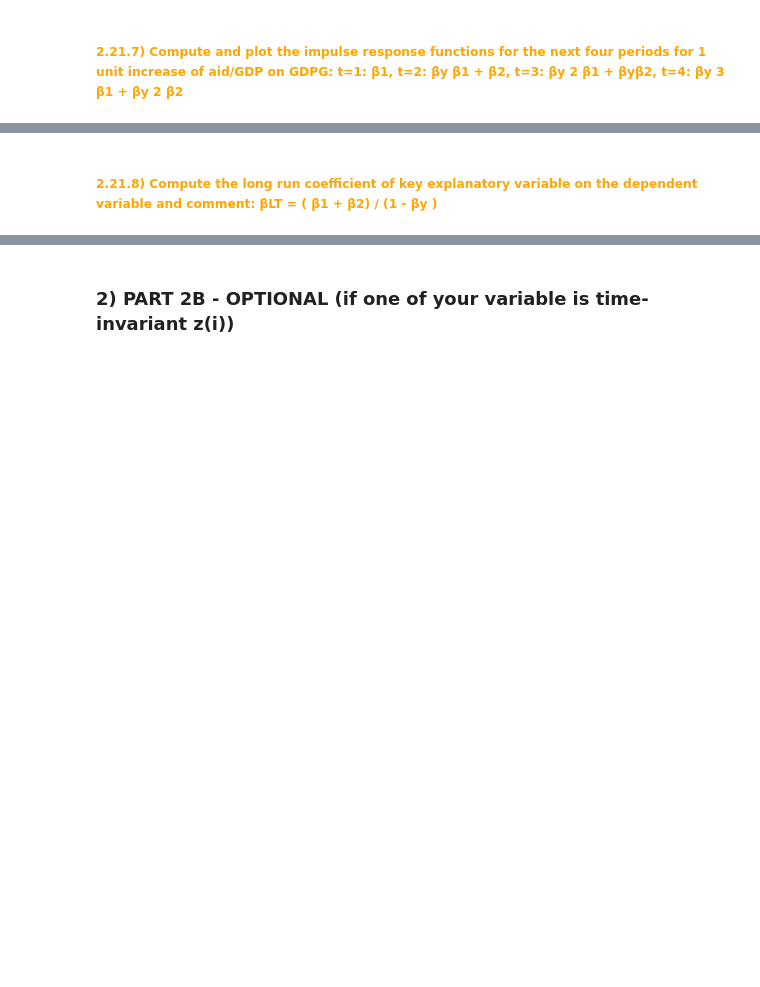
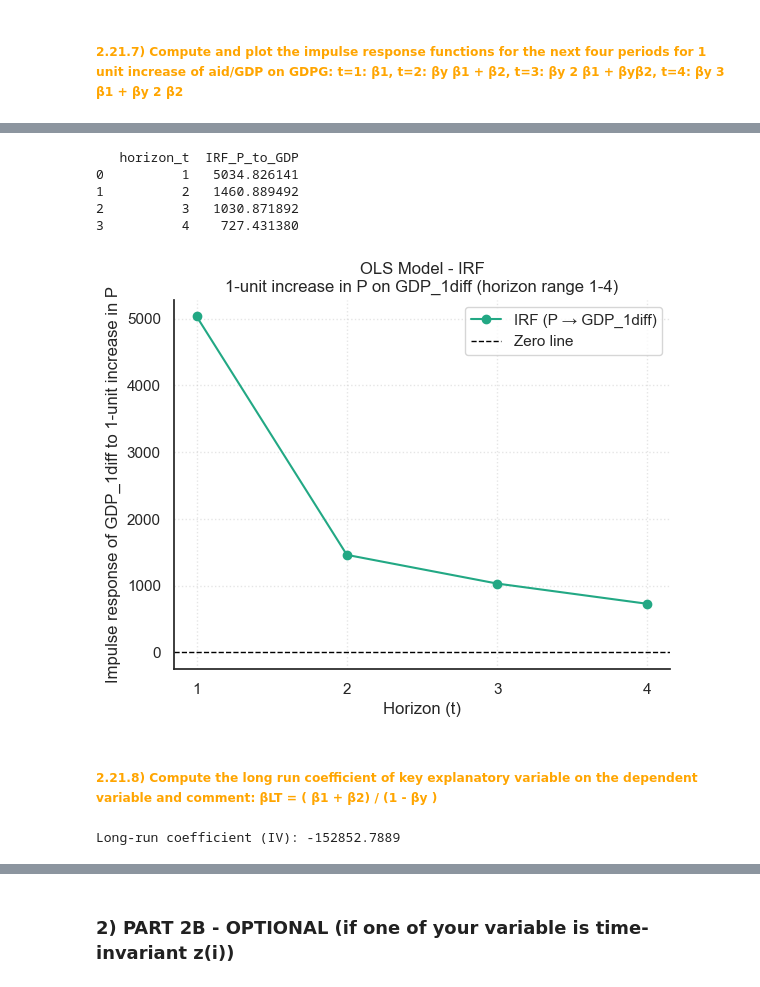
Before and after one commit to EliaLand/VAR_MonetaryPolicy_FunctionalIncome, a Jupyter notebook: PDE_codefile_part2.ipynb, the cells around one changed output, grey strips where cells are left out. Saved outputs shown, nothing was run; the diff lists cells and outputs as text; code cells hidden in the pictures; blank space fills up the shorter version.

Commit message:
long run coeff

```diff
--- a/PDE_codefile_part2.ipynb
+++ b/PDE_codefile_part2.ipynb
@@ -1078,2 +1199,81 @@ comp
+# %%
+# OLS (benchmark) Model - Impulse Response Function
+
+# ///////
+# Set-Up
+# //////
+# Setting OLS model as reference
+res = ols
+# Residuals exctraction
+# (!!!) for statsmodels OLS: res.params is also a Series
+beta_y = res.params["GDP_1diff_lag1"]
+beta_1 = res.params["P_1diff"]
+beta_2 = res.params["P_1diff_lag1"]
+
+# ///////////////////////////////
+# IRF Computation (t from 1 to 4)
+# ///////////////////////////////
+irf = {
+    1: beta_1,
+    2: beta_y * beta_1 + beta_2,
+    3: (beta_y**2) * beta_1 + (beta_y) * beta_2,
+    4: (beta_y**3) * beta_1 + (beta_y**2) * beta_2
+}
+irf_df = pd.DataFrame({
+    "horizon_t": list(irf.keys()),
+    "IRF_P_to_GDP": list(irf.values())
+})
+print(irf_df)
+
+# ////////
+# Plotting
+# ////////
+viridis_color = cm.viridis(0.6)
+plt.figure()
+plt.plot(
+    irf_df["horizon_t"],
+    irf_df["IRF_P_to_GDP"],
+    marker="o",
+    color=viridis_color,
+    label="IRF (P → GDP_1diff)"
+)
+plt.axhline(
+    0,
+    color="black",
+    linestyle="--",
+    linewidth=1,
+    label="Zero line"
+)
+plt.xticks([1, 2, 3, 4])
+plt.xlabel("Horizon (t)")
+plt.ylabel("Impulse response of GDP_1diff to 1-unit increase in P")
+plt.title("OLS Model - IRF\n1-unit increase in P on GDP_1diff (horizon range 1-4)")
+plt.grid(True, linestyle=":", alpha=0.5)
+ax = plt.gca()
+ax.spines["top"].set_visible(False)
+ax.spines["right"].set_visible(False)
+plt.legend()
+
+plt.show()
+# %% [output]
+   horizon_t  IRF_P_to_GDP
+0          1   5034.826141
+1          2   1460.889492
+2          3   1030.871892
+3          4    727.431380
+[figure, added]
 # %% [markdown]
 ##### <span style="color: orange"> **2.21.8) Compute the long run coefficient of key explanatory variable on the dependent variable and comment: βLT  = ( β1 + β2) / (1 - βy )** </span>
+# %%
+# IV (AH-derived) Model - Long-Run Coefficient
+# (!!!) We could do with OLS too, but as we want to be shielded from endogeneity of GDP_1diff_lag1, we go for IV model
+res = iv
+beta_y = res.params["GDP_1diff_lag1"]
+beta_1 = res.params["P_1diff"]
+beta_2 = res.params["P_1diff_lag1"]
+
+# Coefficient computation (βLT  = ( β1 + β2) / (1 - βy ))
+beta_LT_iv = (beta_1 + beta_2) / (1 - beta_y)
+print(f"Long-run coefficient (IV): {beta_LT_iv:.4f}")
+# %% [output]
+Long-run coefficient (IV): -152852.7889
```
Also changed, not shown: parts of 15 cells of this notebook.
